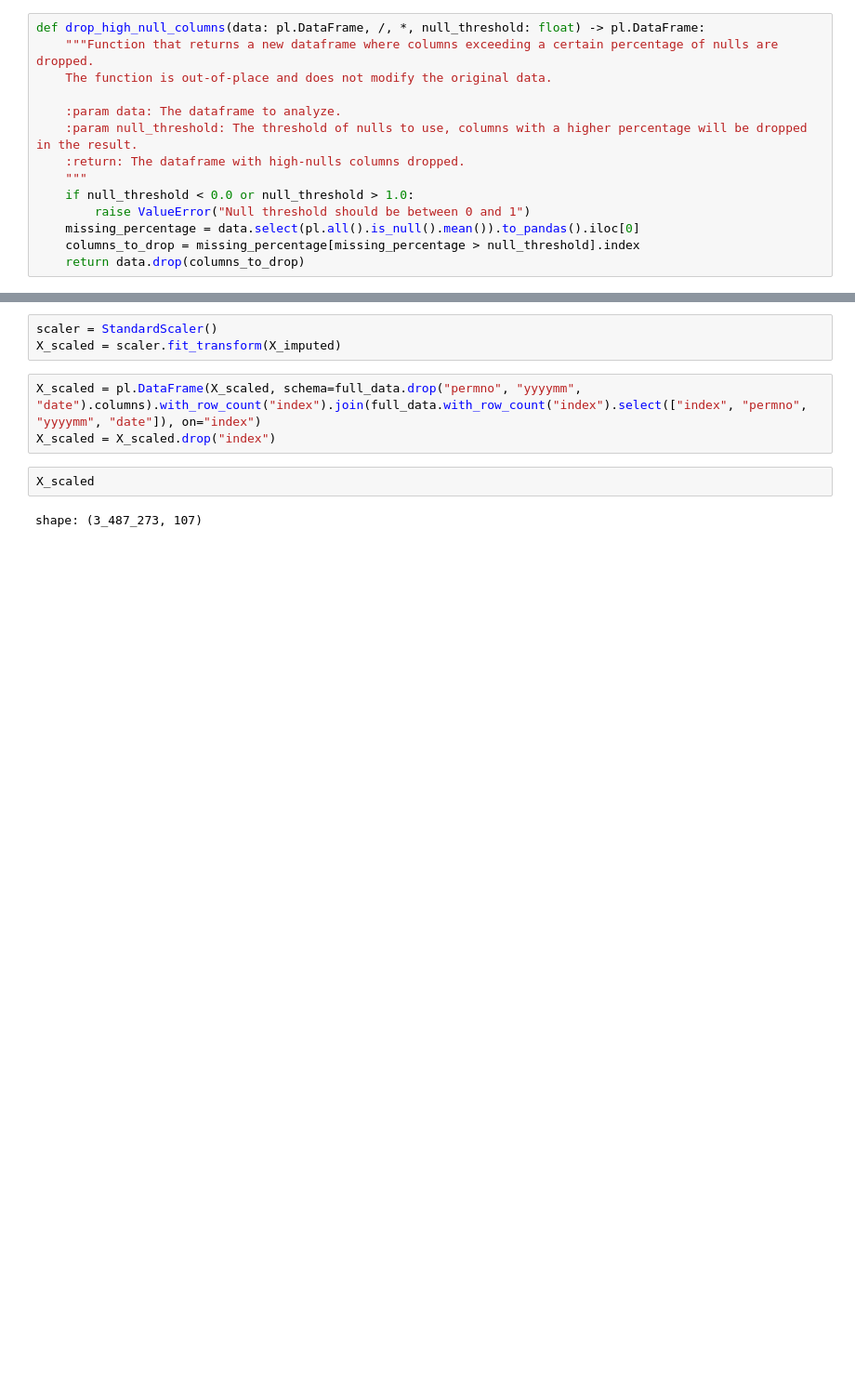
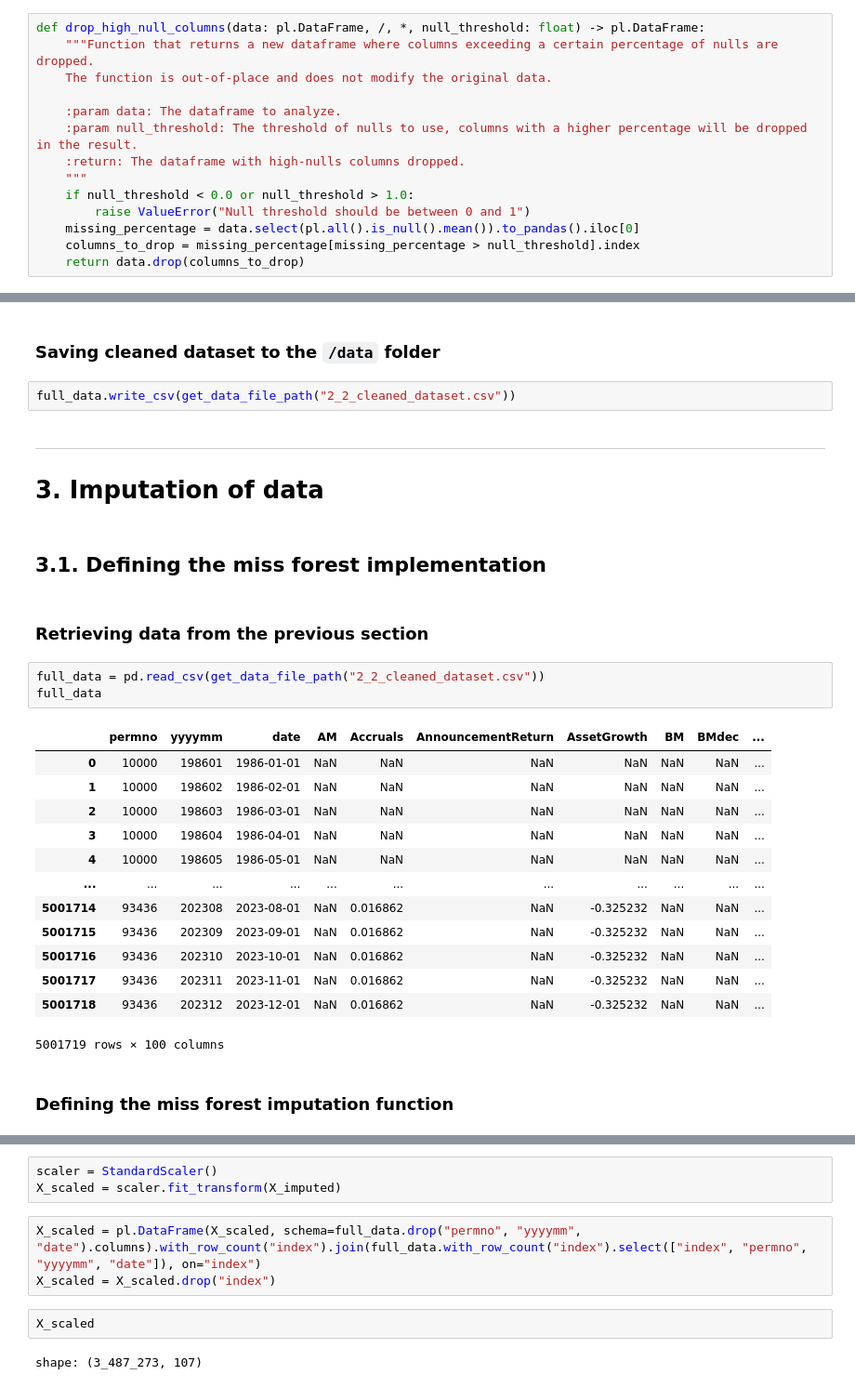
Before and after one commit to NicolasAlmerge/FIN407FinalProject, a Jupyter notebook: Predictors.ipynb, the cells around one changed output, grey strips where cells are left out. Shown: that part at 93% size. Saved outputs shown, nothing was run; the diff lists cells and outputs as text; blank space fills up the shorter version.

```diff
--- a/Predictors.ipynb
+++ b/Predictors.ipynb
@@ -561,0 +243,31 @@ X_imputed = imputer.fit_transform(np.clip(full_data.drop("permno", "yyyymm", "da
+# %% [markdown]
+### Saving cleaned dataset to the `/data` folder
+# %%
+full_data.write_csv(get_data_file_path("2_2_cleaned_dataset.csv"))
+# %% [markdown]
+<hr>
+
+# 3. Imputation of data
+# %% [markdown]
+## 3.1. Defining the miss forest implementation
+# %% [markdown]
+### Retrieving data from the previous section
+# %%
+full_data = pd.read_csv(get_data_file_path("2_2_cleaned_dataset.csv"))
+full_data
+# %% [output]
+|  | permno | yyyymm | date | AM | Accruals | AnnouncementReturn | AssetGrowth | BM | BMdec | ... |
+| 0 | 10000 | 198601 | 1986-01-01 | NaN | NaN | NaN | NaN | NaN | NaN | ... |
+| 1 | 10000 | 198602 | 1986-02-01 | NaN | NaN | NaN | NaN | NaN | NaN | ... |
+| 2 | 10000 | 198603 | 1986-03-01 | NaN | NaN | NaN | NaN | NaN | NaN | ... |
+| 3 | 10000 | 198604 | 1986-04-01 | NaN | NaN | NaN | NaN | NaN | NaN | ... |
+| 4 | 10000 | 198605 | 1986-05-01 | NaN | NaN | NaN | NaN | NaN | NaN | ... |
+| ... | ... | ... | ... | ... | ... | ... | ... | ... | ... | ... |
+| 5001714 | 93436 | 202308 | 2023-08-01 | NaN | 0.016862 | NaN | -0.325232 | NaN | NaN | ... |
+| 5001715 | 93436 | 202309 | 2023-09-01 | NaN | 0.016862 | NaN | -0.325232 | NaN | NaN | ... |
+| 5001716 | 93436 | 202310 | 2023-10-01 | NaN | 0.016862 | NaN | -0.325232 | NaN | NaN | ... |
+| 5001717 | 93436 | 202311 | 2023-11-01 | NaN | 0.016862 | NaN | -0.325232 | NaN | NaN | ... |
+| 5001718 | 93436 | 202312 | 2023-12-01 | NaN | 0.016862 | NaN | -0.325232 | NaN | NaN | ... |
+5001719 rows × 100 columns
+# %% [markdown]
+### Defining the miss forest imputation function
```
Also changed, not shown: parts of 99 cells of this notebook, 2 other files.
